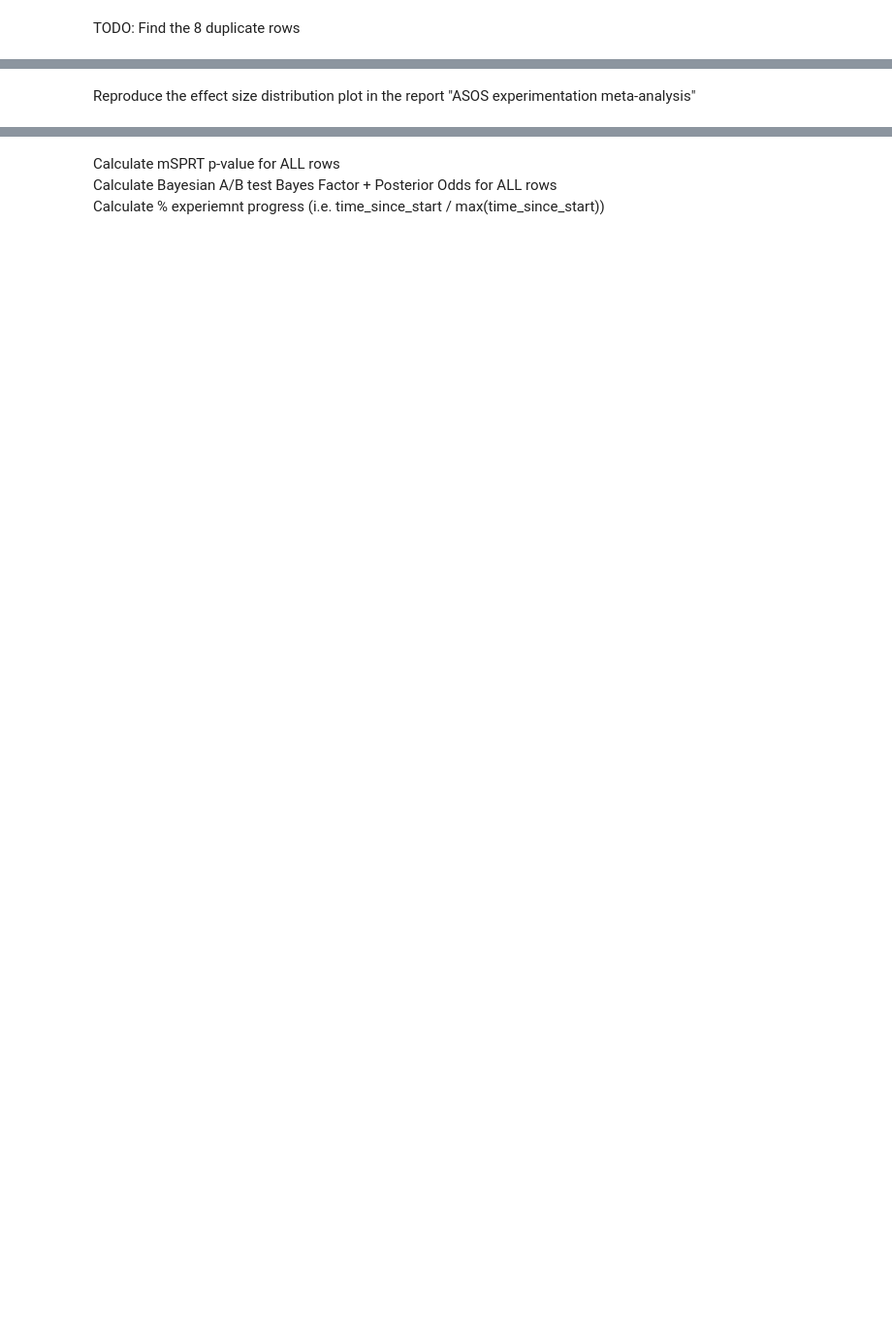
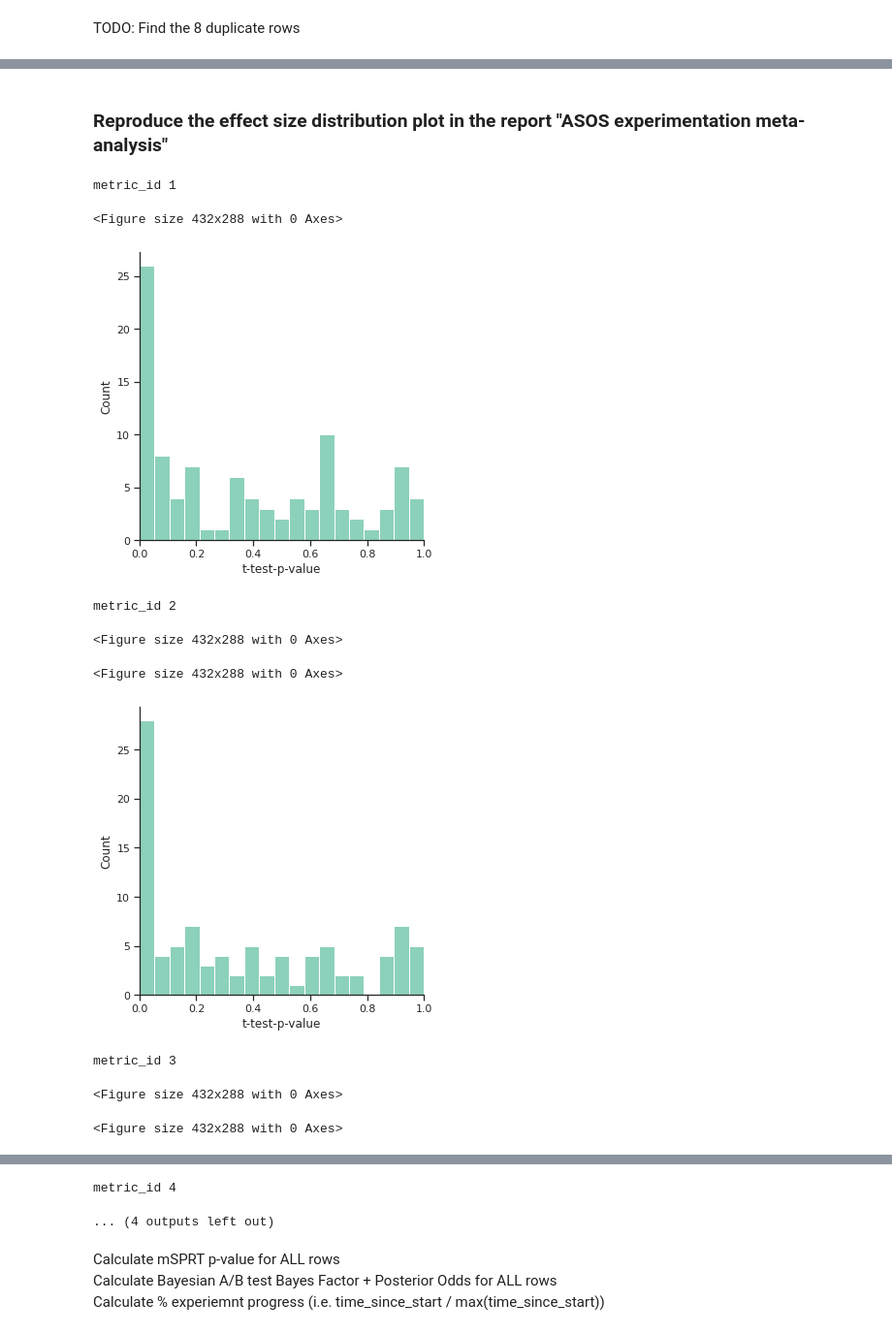
Before and after one commit to liuchbryan/oce-dataset, a Jupyter notebook: oce-dataset.ipynb, the cells around one changed output, grey strips where cells are left out. Shown: that part at 97% size. Saved outputs shown, nothing was run; the diff lists cells and outputs as text; code cells hidden in the pictures; blank space fills up the shorter version.

```diff
--- a/oce-dataset.ipynb
+++ b/oce-dataset.ipynb
@@ -8,3 +11,6 @@ import os
 # %%
 working_folder = "."
+figures_folder = working_folder + os.path.sep + 'figures' + os.path.sep
+if not os.path.isdir(figures_folder):
+    os.mkdir(figures_folder)
 abtest_metrics_df = pd.read_parquet(working_folder + os.path.sep + 'abtest_metrics_anonymised.parquet')
@@ -21,5 +79,5 @@ Dataset descriptive statistics
 # %% [markdown]
-Reproduce the effect size distribution plot in the report "ASOS experimentation meta-analysis"
+### Reproduce the effect size distribution plot in the report "ASOS experimentation meta-analysis"
 # %%
 experiment_keys_overall_df = \
 abtest_metrics_df \
@@ -43,9 +103,22 @@ t_test_data_df['t-test-p-value']=t_test_data_df.apply(ttest_lambda, axis=1)
 # %%
-# Set up the matplotlib figure
 import matplotlib.pyplot as plt
-f, axes = plt.subplots(1, 4, figsize=(9, 2), sharex=True, sharey=True)
 
-# Rotate the starting point around the cubehelix hue circle
-for ax, metric_id in zip(axes.flat, t_test_data_df['metric_id'].unique()):
-    sns.distplot(t_test_data_df[t_test_data_df['metric_id']==metric_id]['t-test-p-value'],bins=np.linspace(0,1,20),ax=ax,rug=False,kde=False, axlabel='Metric: '+ str(metric_id))
+for metric_id in t_test_data_df['metric_id'].unique():
+    print('metric_id', metric_id)
+    plt.figure()
+    sns.displot(t_test_data_df[t_test_data_df['metric_id']==metric_id]['t-test-p-value'],bins=np.linspace(0,1,20),rug=False,kde=False)
+    #axlabel='Metric: '+ str(metric_id)
     plt.xlim(0, 1)
+    plt.show()
+    plt.savefig(figures_folder + 't-test_p-value_metric_' + str(metric_id) + '.pdf')
+# %% [output]
+metric_id 1
+<Figure size 432x288 with 0 Axes>
+[figure, added]
+metric_id 2
+<Figure size 432x288 with 0 Axes>
+<Figure size 432x288 with 0 Axes>
+[figure, added]
+metric_id 3
+<Figure size 432x288 with 0 Axes>
+<Figure size 432x288 with 0 Axes>
@@ -51,0 +126,2 @@ for ax, metric_id in zip(axes.flat, t_test_data_df['metric_id'].unique()):
+metric_id 4
+... (4 outputs left out)
```
Also changed, not shown: parts of 38 cells of this notebook.
